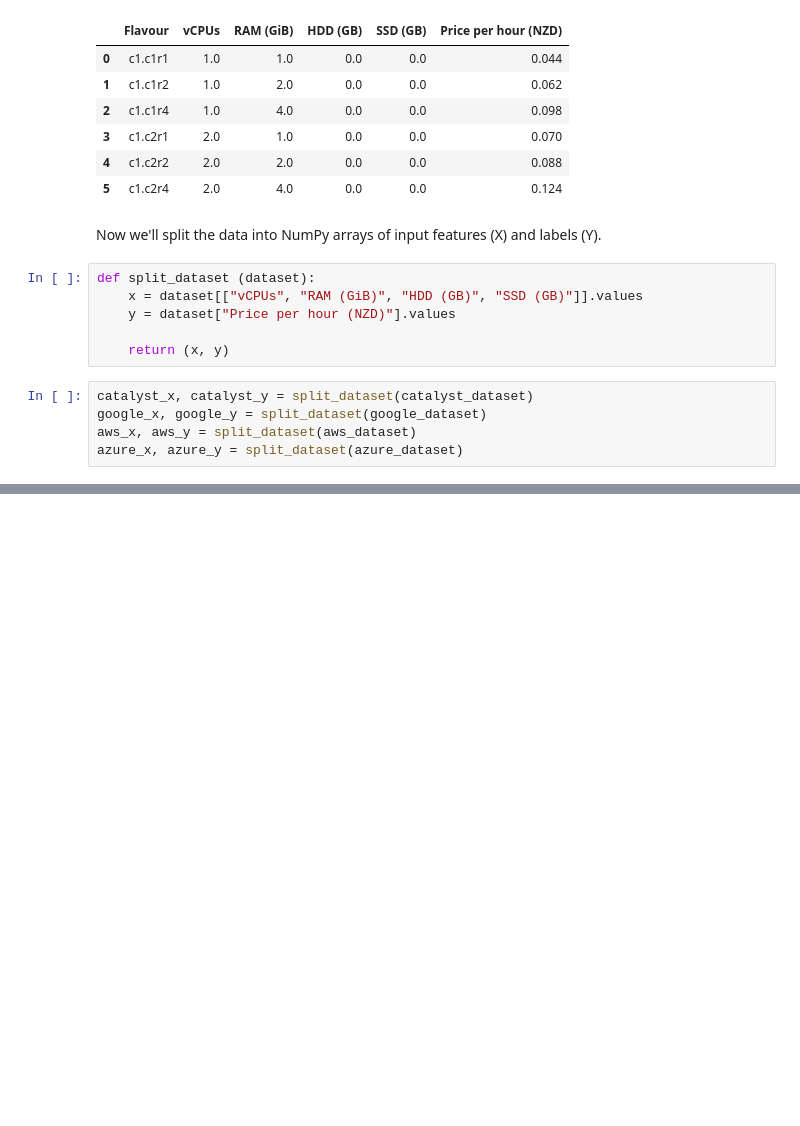
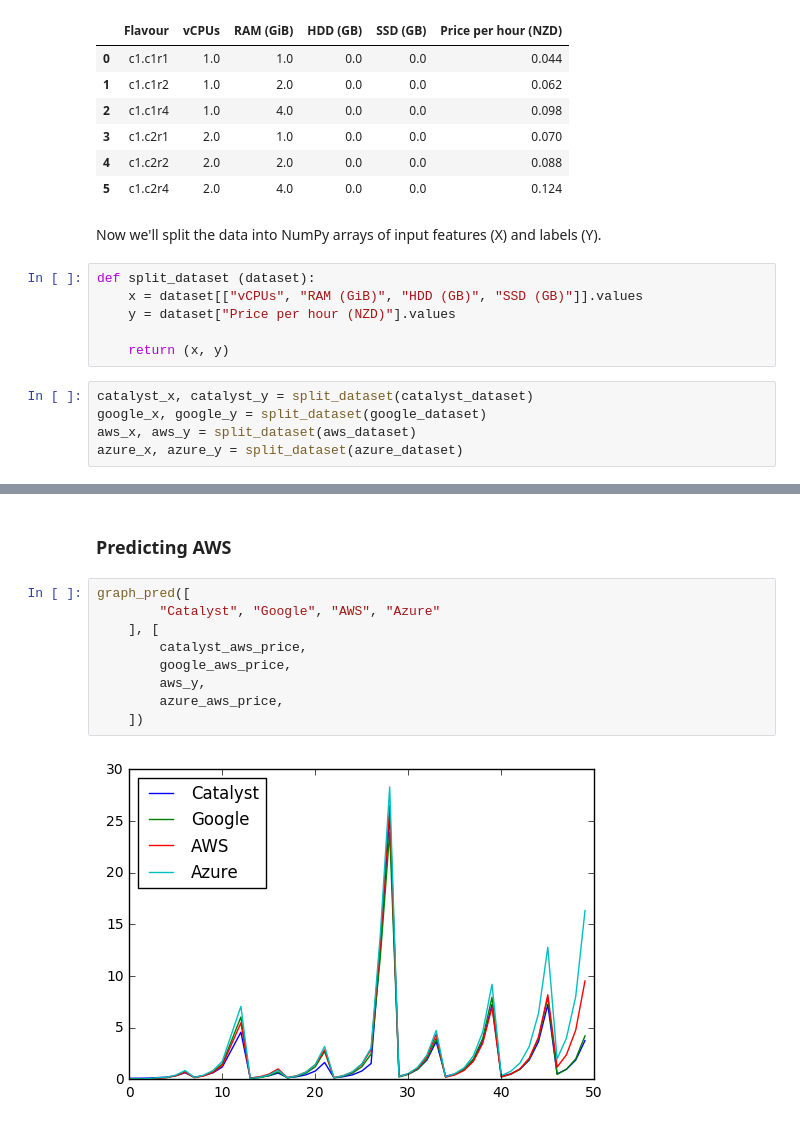
Before and after one commit to catalyst-cloud/catalystcloud-price-comparison, a Jupyter notebook: cloud_price_comparison.ipynb, the cells around one changed output, grey strips where cells are left out. Saved outputs shown, nothing was run; the diff lists cells and outputs as text; blank space fills up the shorter version.

```diff
--- a/cloud_price_comparison.ipynb
+++ b/cloud_price_comparison.ipynb
@@ -106,0 +154,13 @@ prices
+# %% [markdown]
+### Predicting AWS
+# %%
+graph_pred([
+        "Catalyst", "Google", "AWS", "Azure"
+    ], [
+        catalyst_aws_price,
+        google_aws_price,
+        aws_y,
+        azure_aws_price,
+    ])
+# %% [output]
+[figure, added]
```
Also changed, not shown: parts of 22 cells of this notebook.
